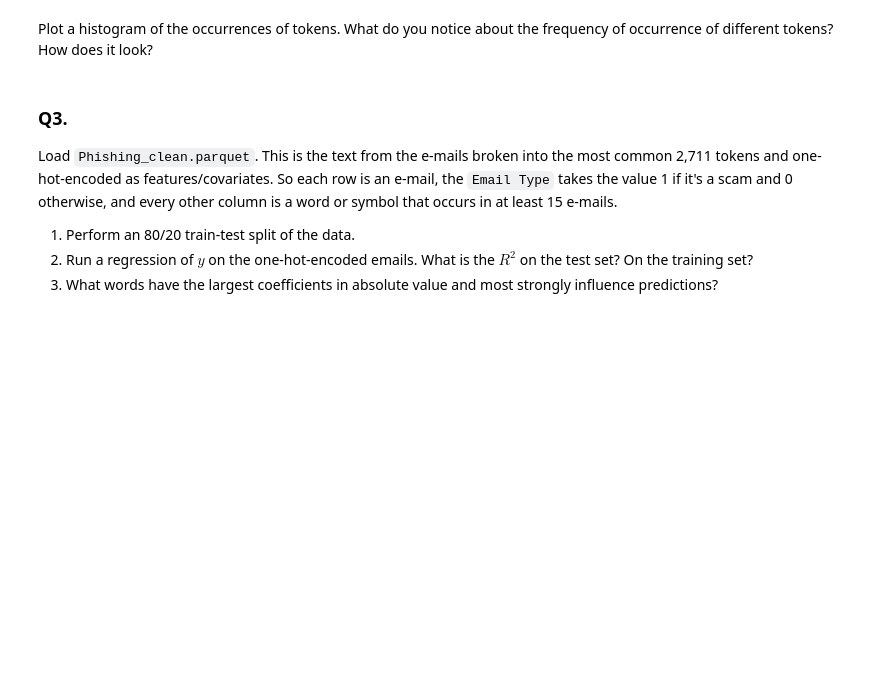
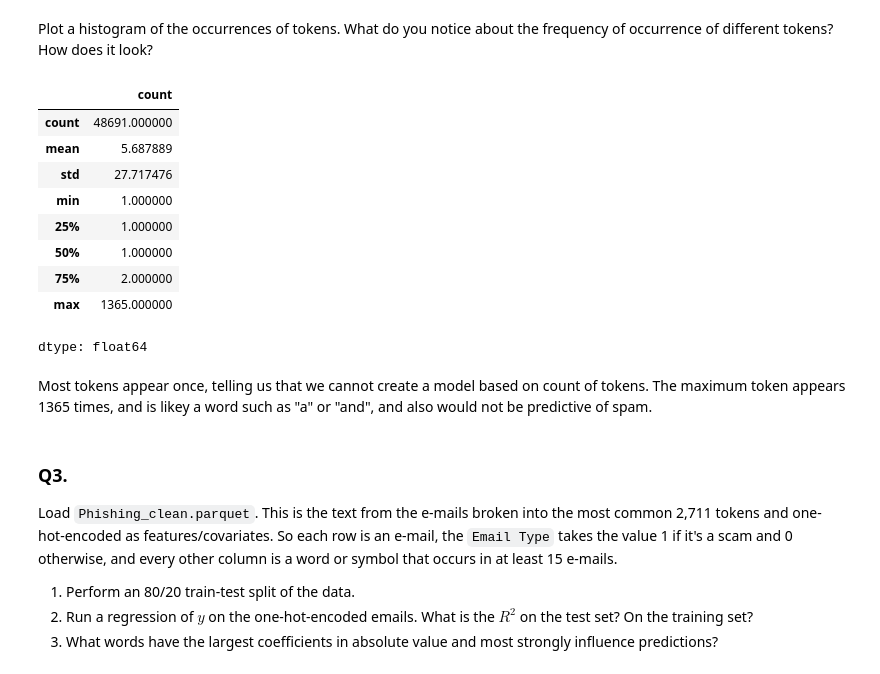
Before and after one commit to marisagua/labs, a Jupyter notebook: PCA_assignment.ipynb, the cells around one changed output. Cells and saved outputs as stored; diff of their text form; code cells hidden in the pictures; blank space fills up the shorter version.

```diff
--- a/PCA_assignment.ipynb
+++ b/PCA_assignment.ipynb
@@ -54,5 +65,20 @@ token_freq = token_count.most_common()
 # %% [markdown]
 Plot a histogram of the occurrences of tokens. What do you notice about the frequency of occurrence of different tokens? How does it look?
+# %%
+gdf['count'].describe()
+# %% [output]
+|  | count |
+| count | 48691.000000 |
+| mean | 5.687889 |
+| std | 27.717476 |
+| min | 1.000000 |
+| 25% | 1.000000 |
+| 50% | 1.000000 |
+| 75% | 2.000000 |
+| max | 1365.000000 |
+dtype: float64
+# %% [markdown]
+Most tokens appear once, telling us that we cannot create a model based on count of tokens. The maximum token appears 1365 times, and is likey a word such as "a" or "and", and also would not be predictive of spam.
 # %% [markdown]
 ### Q3.
 
```
Also changed, not shown: parts of 10 cells of this notebook.
